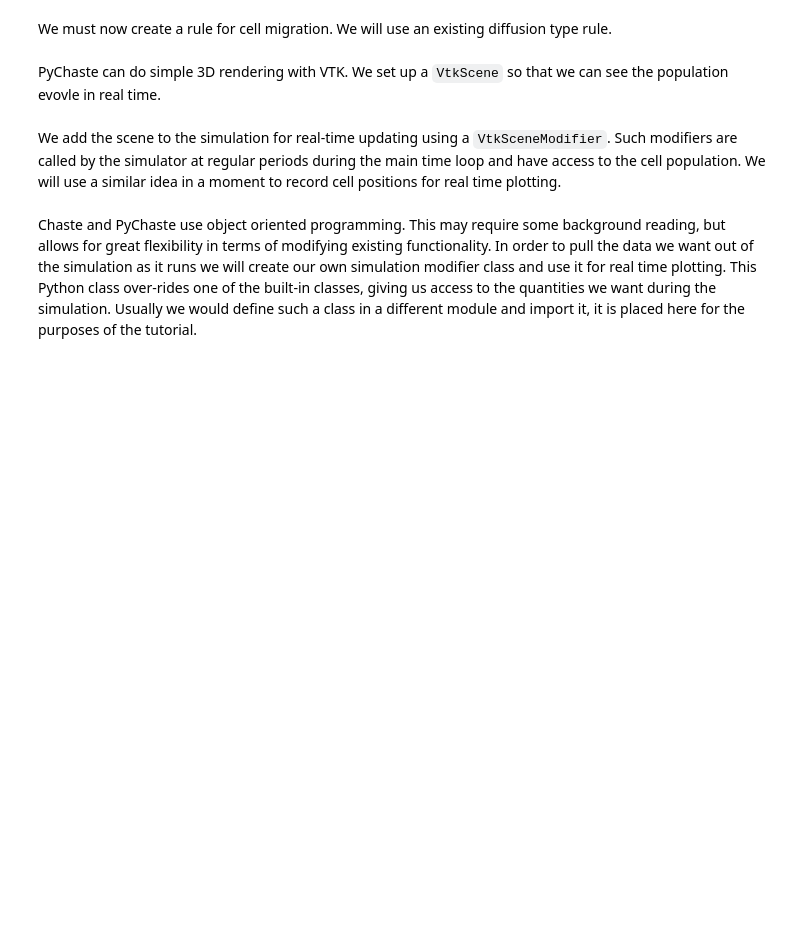
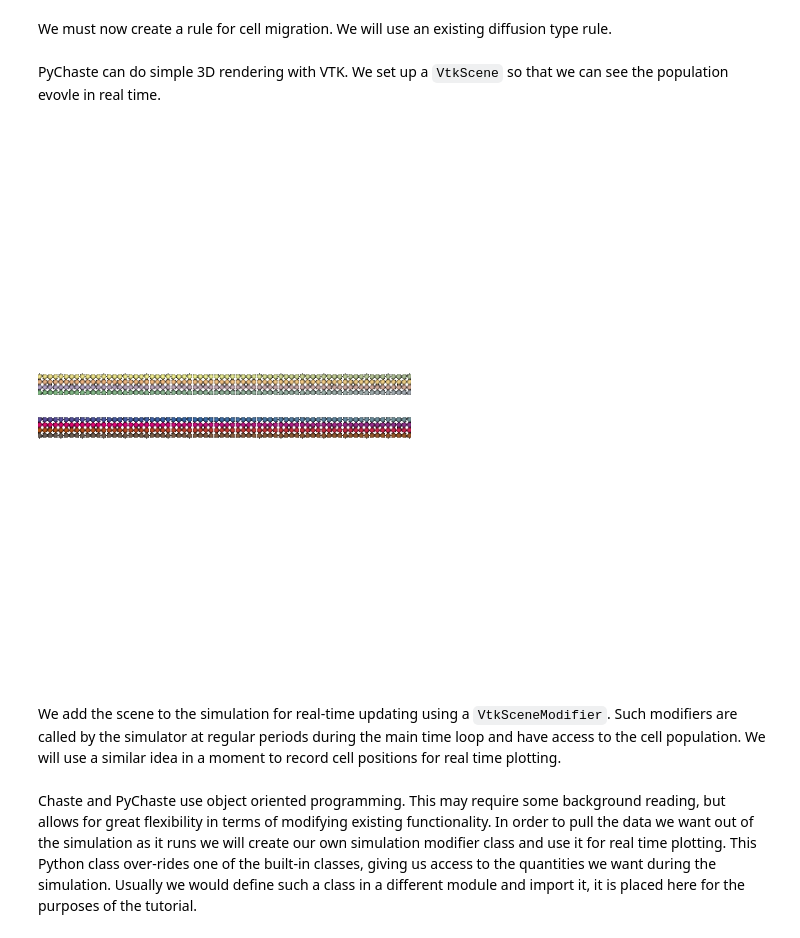
Before and after one commit to jmsgrogan/PyChaste, a Jupyter notebook: doc/tutorials/TestScratchAssayTutorial.ipynb, the cells around one changed output. Drawn from its saved outputs; the diff is of its cells as text; code cells hidden in the pictures; blank space fills up the shorter version.

```diff
--- a/doc/tutorials/TestScratchAssayTutorial.ipynb
+++ b/doc/tutorials/TestScratchAssayTutorial.ipynb
@@ -96,9 +98,12 @@ PyChaste can do simple 3D rendering with VTK. We set up a `VtkScene` so that we
 evovle in real time.
 # %%
 scene= chaste.visualization.VtkScene2()
-scene.SetIsInteractive(True)
 scene.SetCellPopulation(cell_population)
 scene.GetCellPopulationActorGenerator().SetShowCellCentres(True)
+nb_manager = chaste.visualization.JupyterNotebookManager()
+nb_manager.vtk_show(scene, height=600)
+# %% [output]
+[figure, added]
 # %% [markdown]
 We add the scene to the simulation for real-time updating using a `VtkSceneModifier`. Such
 modifiers are called by the simulator at regular periods during the main time loop and
```
Also changed, not shown: parts of 7 cells of this notebook, 12 other files.
